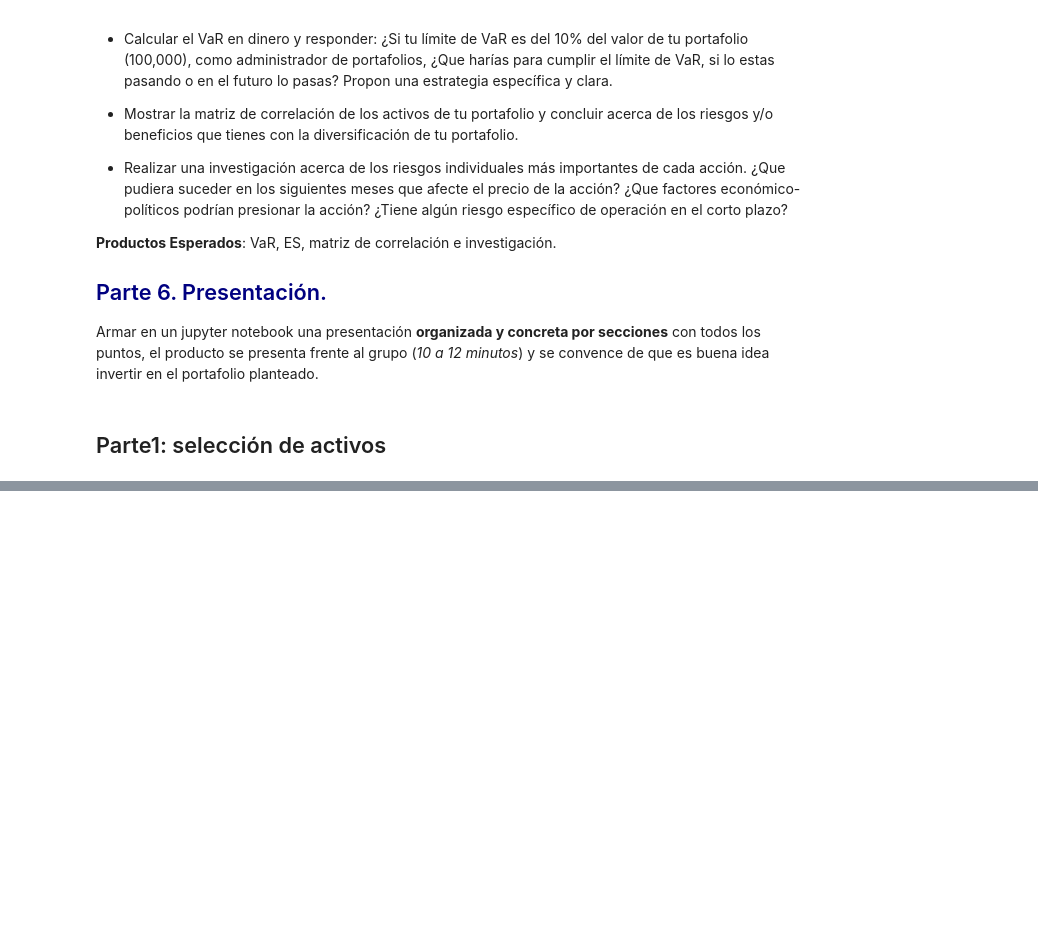
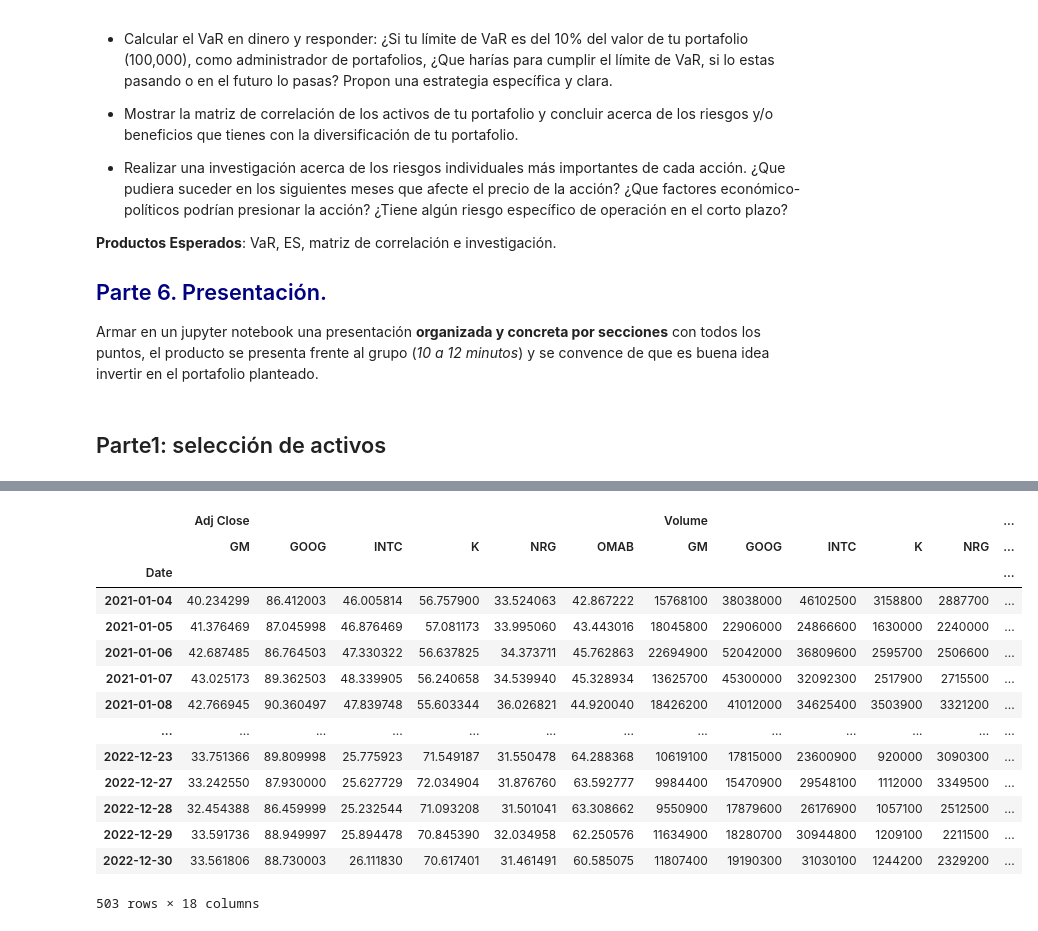
Before and after one commit to EmilianoMena/Portafolio_Admin_Riesgo, a Jupyter notebook: Proyecto_EM_LB_JH.ipynb, the cells around one changed output, grey strips where cells are left out. Drawn from its saved outputs; the diff is of its cells as text; code cells hidden in the pictures; blank space fills up the shorter version.

```diff
--- a/Proyecto_EM_LB_JH.ipynb
+++ b/Proyecto_EM_LB_JH.ipynb
@@ -130,0 +151,21 @@ acciones_df
+# %%
+adjclose=data.iloc[:,0:6]
+rends=adjclose.pct_change()
+datos=pd.concat([data,rends],axis=1)
+datos
+# %% [output]
+|  | Adj Close |  |  |  |  |  | Volume |  |  |  |  | ... |
+|  | GM | GOOG | INTC | K | NRG | OMAB | GM | GOOG | INTC | K | NRG | ... |
+| Date |  |  |  |  |  |  |  |  |  |  |  | ... |
+| 2021-01-04 | 40.234299 | 86.412003 | 46.005814 | 56.757900 | 33.524063 | 42.867222 | 15768100 | 38038000 | 46102500 | 3158800 | 2887700 | ... |
+| 2021-01-05 | 41.376469 | 87.045998 | 46.876469 | 57.081173 | 33.995060 | 43.443016 | 18045800 | 22906000 | 24866600 | 1630000 | 2240000 | ... |
+| 2021-01-06 | 42.687485 | 86.764503 | 47.330322 | 56.637825 | 34.373711 | 45.762863 | 22694900 | 52042000 | 36809600 | 2595700 | 2506600 | ... |
+| 2021-01-07 | 43.025173 | 89.362503 | 48.339905 | 56.240658 | 34.539940 | 45.328934 | 13625700 | 45300000 | 32092300 | 2517900 | 2715500 | ... |
+| 2021-01-08 | 42.766945 | 90.360497 | 47.839748 | 55.603344 | 36.026821 | 44.920040 | 18426200 | 41012000 | 34625400 | 3503900 | 3321200 | ... |
+| ... | ... | ... | ... | ... | ... | ... | ... | ... | ... | ... | ... | ... |
+| 2022-12-23 | 33.751366 | 89.809998 | 25.775923 | 71.549187 | 31.550478 | 64.288368 | 10619100 | 17815000 | 23600900 | 920000 | 3090300 | ... |
+| 2022-12-27 | 33.242550 | 87.930000 | 25.627729 | 72.034904 | 31.876760 | 63.592777 | 9984400 | 15470900 | 29548100 | 1112000 | 3349500 | ... |
+| 2022-12-28 | 32.454388 | 86.459999 | 25.232544 | 71.093208 | 31.501041 | 63.308662 | 9550900 | 17879600 | 26176900 | 1057100 | 2512500 | ... |
+| 2022-12-29 | 33.591736 | 88.949997 | 25.894478 | 70.845390 | 32.034958 | 62.250576 | 11634900 | 18280700 | 30944800 | 1209100 | 2211500 | ... |
+| 2022-12-30 | 33.561806 | 88.730003 | 26.111830 | 70.617401 | 31.461491 | 60.585075 | 11807400 | 19190300 | 31030100 | 1244200 | 2329200 | ... |
+503 rows × 18 columns
```
Also changed, not shown: parts of 32 cells of this notebook.
